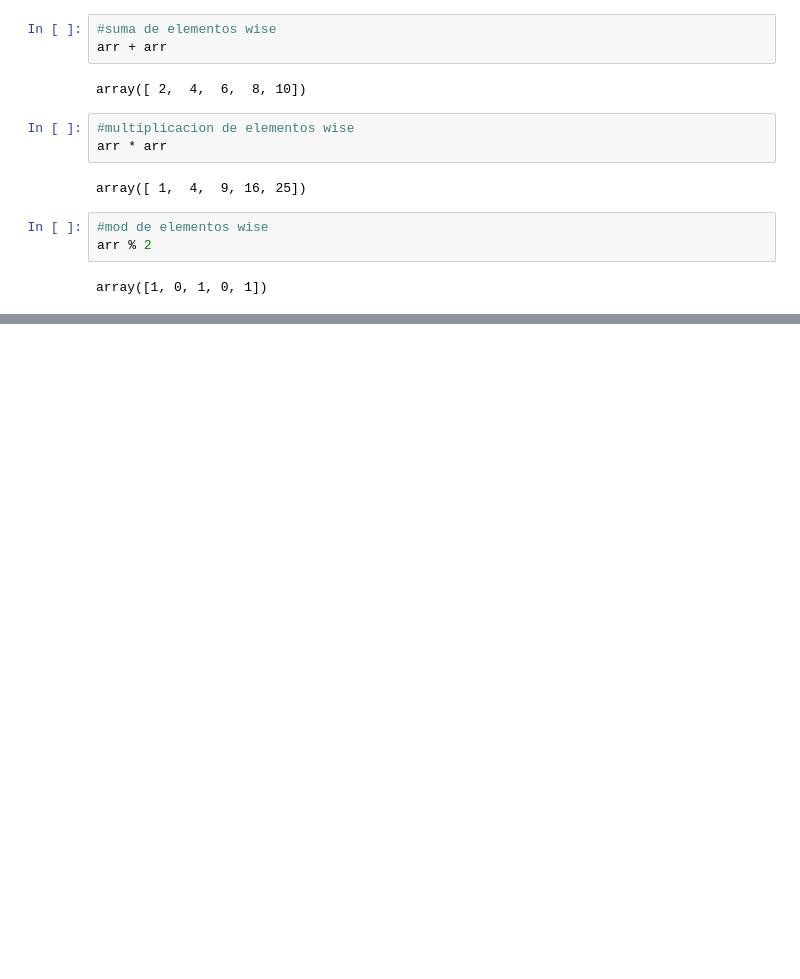
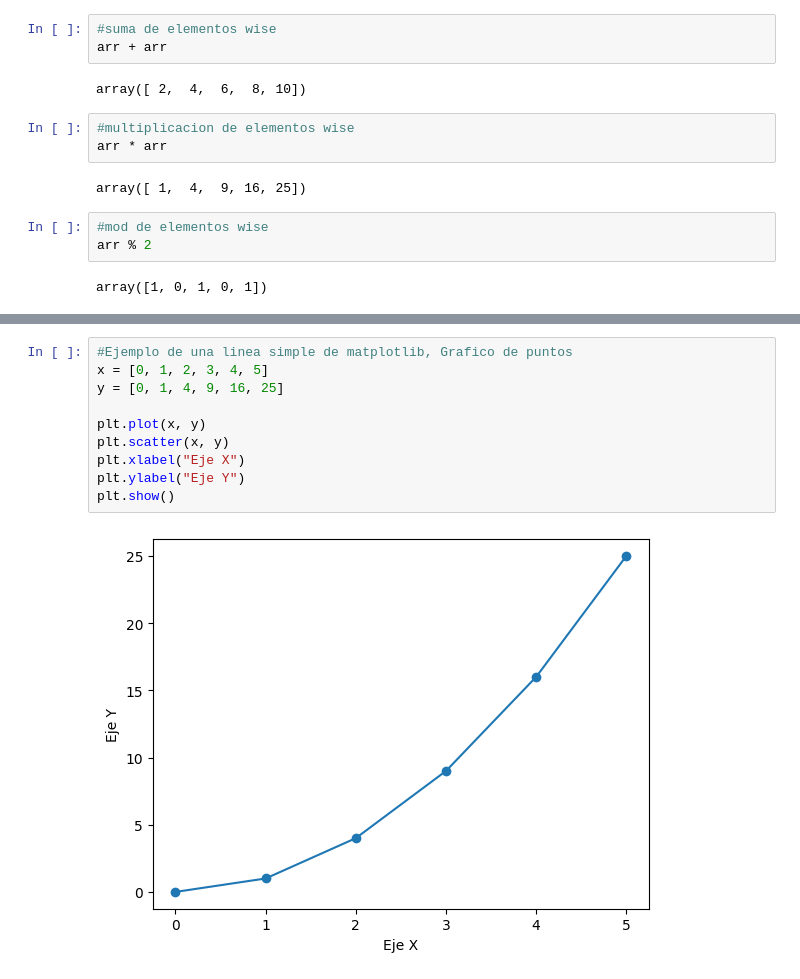
Before and after one commit to lflondo/PythonAnalisisDatos, a Jupyter notebook: AnalisisDatos.ipynb, the cells around one changed output, grey strips where cells are left out. Saved outputs shown, nothing was run; the diff lists cells and outputs as text; blank space fills up the shorter version.

```diff
--- a/AnalisisDatos.ipynb
+++ b/AnalisisDatos.ipynb
@@ -627,0 +705,12 @@ array([1, 0, 1, 0, 1])
+# %%
+#Ejemplo de una linea simple de matplotlib, Grafico de puntos
+x = [0, 1, 2, 3, 4, 5]
+y = [0, 1, 4, 9, 16, 25]
+
+plt.plot(x, y)
+plt.scatter(x, y)
+plt.xlabel("Eje X")
+plt.ylabel("Eje Y")
+plt.show()
+# %% [output]
+[figure, added]
```
Also changed, not shown: parts of 19 cells of this notebook.
